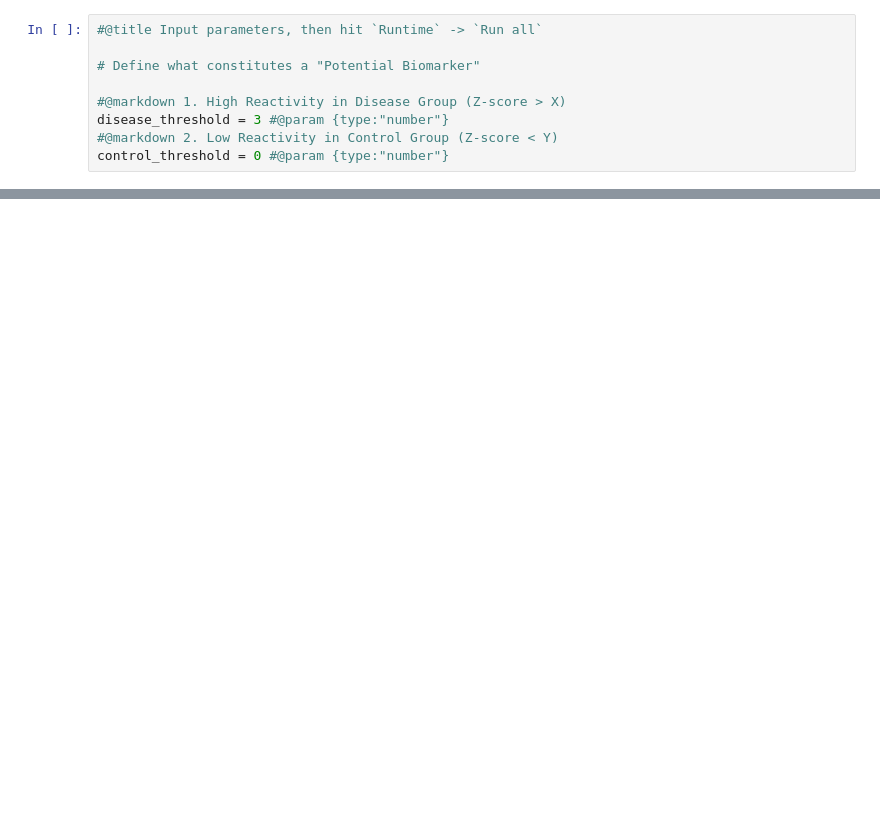
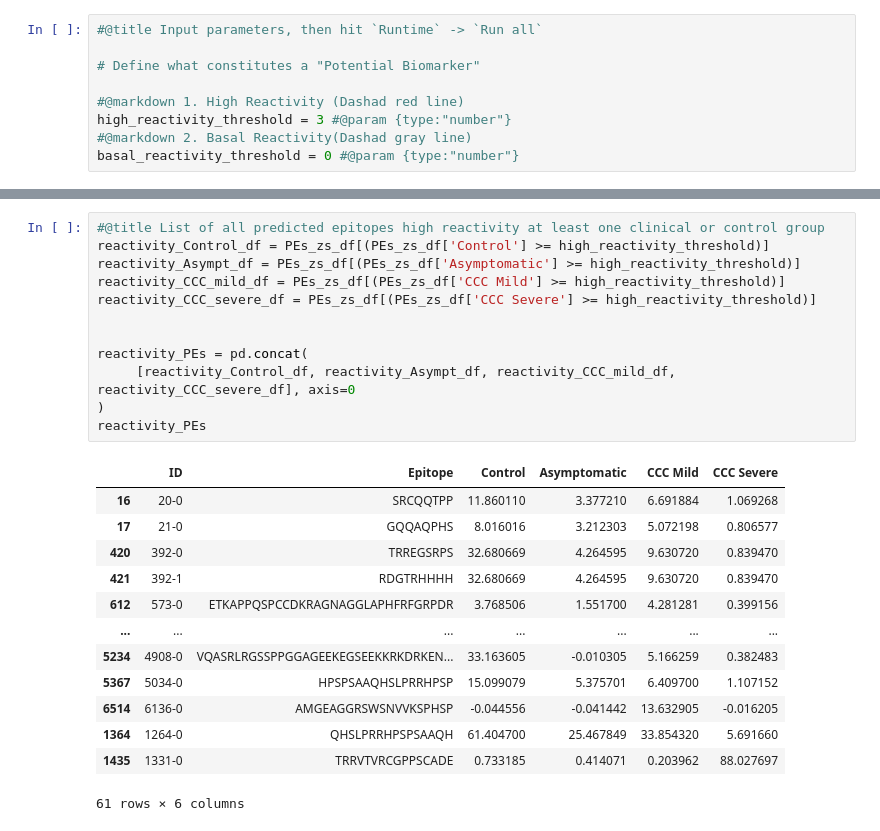
Before and after one commit to gianlucamajor/eCruziDB, a Jupyter notebook: eda/differential-reactivity-PE-by-clinical-groups-eda.ipynb, the cells around one changed output, grey strips where cells are left out. Drawn from its saved outputs; the diff is of its cells as text; blank space fills up the shorter version.

Commit message:
create a new EDA to differential reactivity PE across clinical and control groups

```diff
--- a/eda/differential-reactivity-PE-by-clinical-groups-eda.ipynb
+++ b/eda/differential-reactivity-PE-by-clinical-groups-eda.ipynb
@@ -8,10 +8,10 @@
 
 # Define what constitutes a "Potential Biomarker"
 
-#@markdown 1. High Reactivity in Disease Group (Z-score > X)
-disease_threshold = 3 #@param {type:"number"}
-#@markdown 2. Low Reactivity in Control Group (Z-score < Y)
-control_threshold = 0 #@param {type:"number"}
+#@markdown 1. High Reactivity (Dashad red line)
+high_reactivity_threshold = 3 #@param {type:"number"}
+#@markdown 2. Basal Reactivity(Dashad gray line)
+basal_reactivity_threshold = 0 #@param {type:"number"}
 # %%
 #@title Install dependencies and loading libs
 %time
@@ -197,0 +161,26 @@ The values used for Control <= 0 and Disease >= 3 threshold
+# %%
+#@title List of all predicted epitopes high reactivity at least one clinical or control group
+reactivity_Control_df = PEs_zs_df[(PEs_zs_df['Control'] >= high_reactivity_threshold)]
+reactivity_Asympt_df = PEs_zs_df[(PEs_zs_df['Asymptomatic'] >= high_reactivity_threshold)]
+reactivity_CCC_mild_df = PEs_zs_df[(PEs_zs_df['CCC Mild'] >= high_reactivity_threshold)]
+reactivity_CCC_severe_df = PEs_zs_df[(PEs_zs_df['CCC Severe'] >= high_reactivity_threshold)]
+
+
+reactivity_PEs = pd.concat(
+     [reactivity_Control_df, reactivity_Asympt_df, reactivity_CCC_mild_df, reactivity_CCC_severe_df], axis=0
+)
+reactivity_PEs
+# %% [output]
+|  | ID | Epitope | Control | Asymptomatic | CCC Mild | CCC Severe |
+| 16 | 20-0 | SRCQQTPP | 11.860110 | 3.377210 | 6.691884 | 1.069268 |
+| 17 | 21-0 | GQQAQPHS | 8.016016 | 3.212303 | 5.072198 | 0.806577 |
+| 420 | 392-0 | TRREGSRPS | 32.680669 | 4.264595 | 9.630720 | 0.839470 |
+| 421 | 392-1 | RDGTRHHHH | 32.680669 | 4.264595 | 9.630720 | 0.839470 |
+| 612 | 573-0 | ETKAPPQSPCCDKRAGNAGGLAPHFRFGRPDR | 3.768506 | 1.551700 | 4.281281 | 0.399156 |
+| ... | ... | ... | ... | ... | ... | ... |
+| 5234 | 4908-0 | VQASRLRGSSPPGGAGEEKEGSEEKKRKDRKEN... | 33.163605 | -0.010305 | 5.166259 | 0.382483 |
+| 5367 | 5034-0 | HPSPSAAQHSLPRRHPSP | 15.099079 | 5.375701 | 6.409700 | 1.107152 |
+| 6514 | 6136-0 | AMGEAGGRSWSNVVKSPHSP | -0.044556 | -0.041442 | 13.632905 | -0.016205 |
+| 1364 | 1264-0 | QHSLPRRHPSPSAAQH | 61.404700 | 25.467849 | 33.854320 | 5.691660 |
+| 1435 | 1331-0 | TRRVTVRCGPPSCADE | 0.733185 | 0.414071 | 0.203962 | 88.027697 |
+61 rows × 6 columns
```
Also changed, not shown: parts of 8 cells of this notebook.
